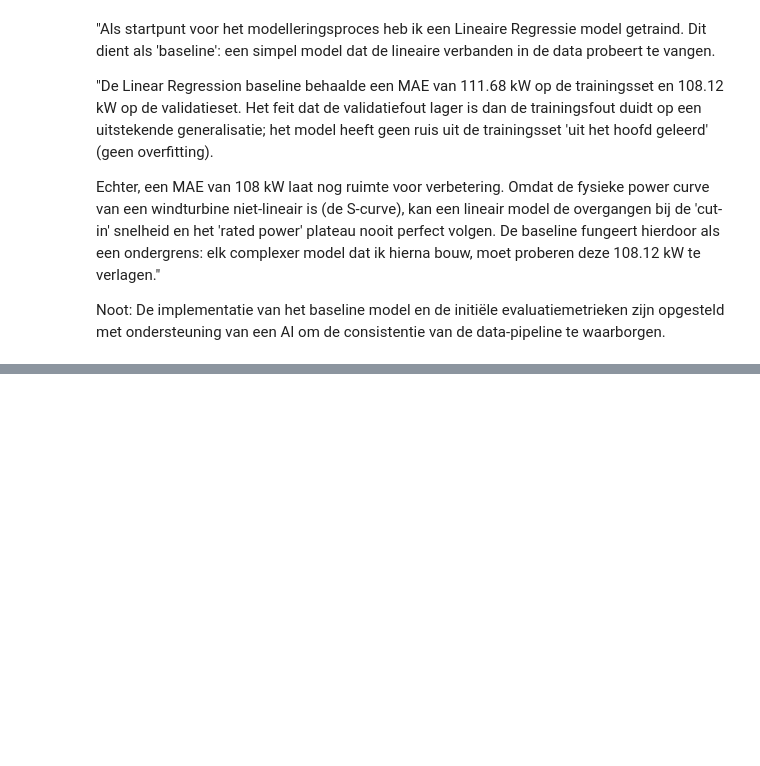
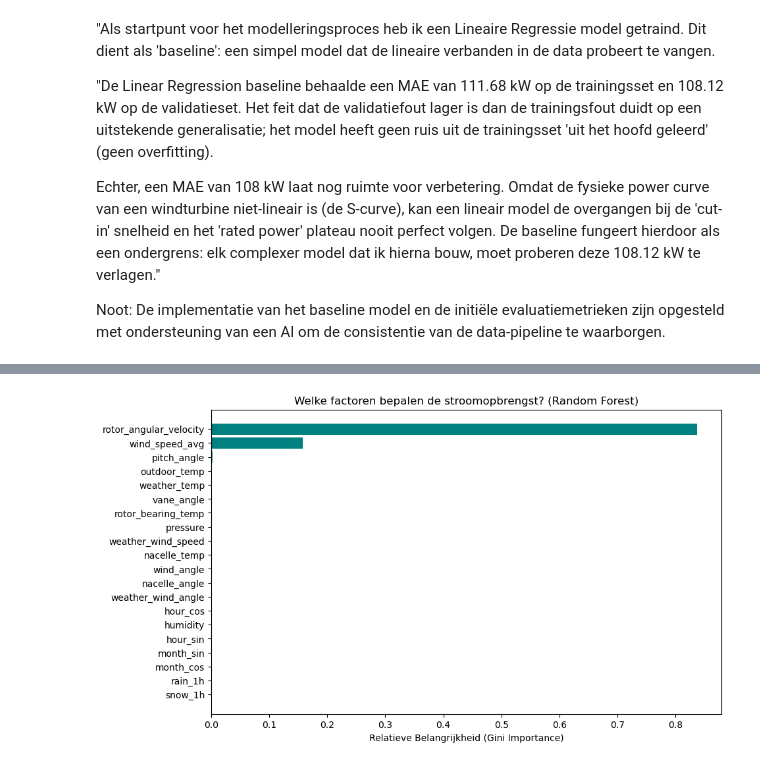
Before and after one commit to vsi7-m/ml-2025-vub-predicting-wind-turbine-power-output, a Jupyter notebook: LISAWEI.ipynb, the cells around one changed output, grey strips where cells are left out. Saved outputs shown, nothing was run; the diff lists cells and outputs as text; code cells hidden in the pictures; blank space fills up the shorter version.

Commit message:
Voordat ik visualisaties toebreng aan modellen

```diff
--- a/LISAWEI.ipynb
+++ b/LISAWEI.ipynb
@@ -848,0 +513,19 @@ submission.to_csv(generate_unique_filename("xgboost", "csv"), index=False)
+# %%
+# Onderstaande plot is gemaakt m.b.v. Gemini 3
+
+# Haal de importances uit het model
+importances = rf_model.feature_importances_
+feature_names = X.columns # De kolommen die we in X_train hadden
+
+# Maak een DataFrame voor de visualisatie
+feature_importance_df = pd.DataFrame({'Feature': feature_names, 'Importance': importances})
+feature_importance_df = feature_importance_df.sort_values(by='Importance', ascending=True)
+
+# Plotten
+plt.figure(figsize=(10, 6))
+plt.barh(feature_importance_df['Feature'], feature_importance_df['Importance'], color='teal')
+plt.xlabel('Relatieve Belangrijkheid (Gini Importance)')
+plt.title('Welke factoren bepalen de stroomopbrengst? (Random Forest)')
+plt.show()
+# %% [output]
+[figure, added]
```
Also changed, not shown: parts of 38 cells of this notebook, 12 other files.
